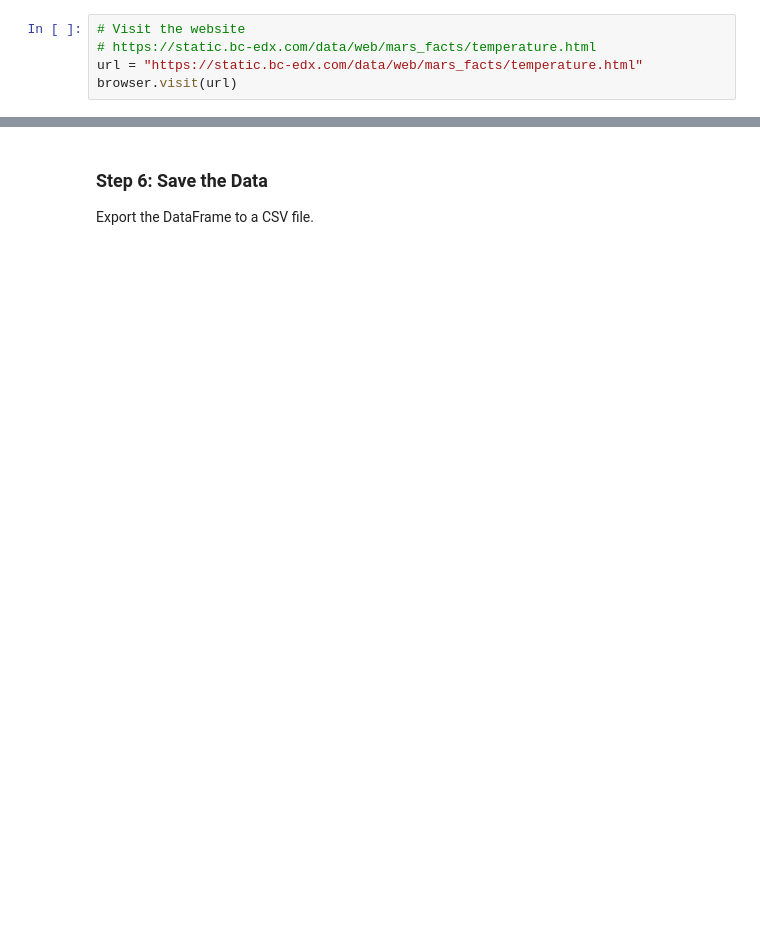
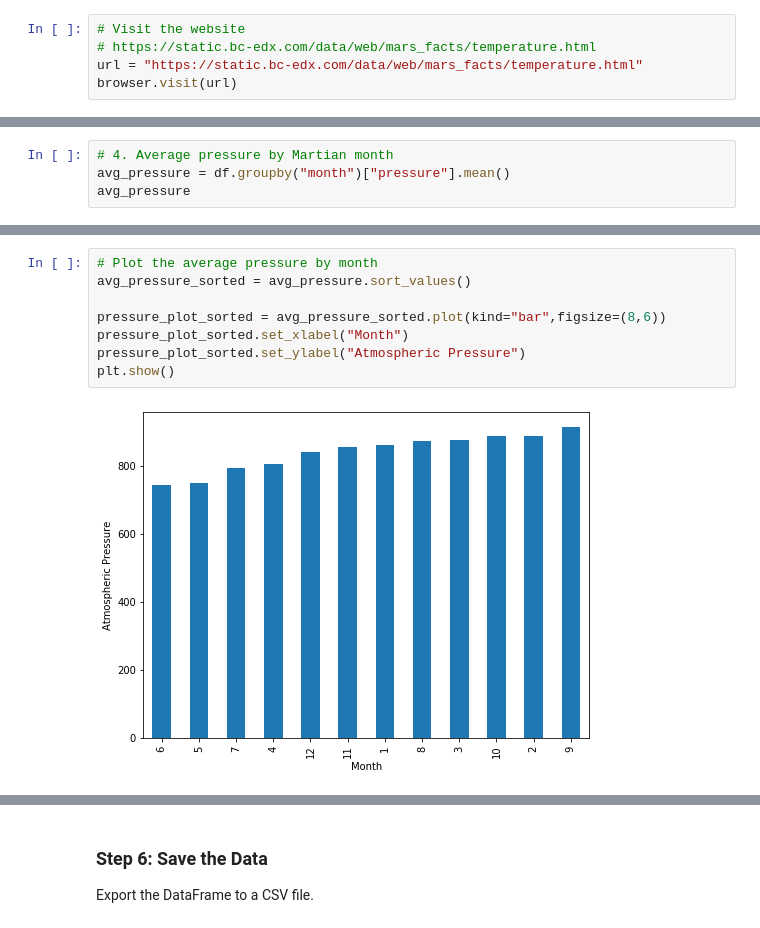
Before and after one commit to katiedjahan/Data-Collection-Challenge, a Jupyter notebook: Analysis/part_2_mars_weather.ipynb, the cells around one changed output, grey strips where cells are left out. Saved outputs shown, nothing was run; the diff lists cells and outputs as text; blank space fills up the shorter version.

```diff
--- a/Analysis/part_2_mars_weather.ipynb
+++ b/Analysis/part_2_mars_weather.ipynb
@@ -183,0 +154,4 @@ The distance from peak to peak is roughly 1425-750, or 675 days. A year on Mars
+# %%
+# 4. Average pressure by Martian month
+avg_pressure = df.groupby("month")["pressure"].mean()
+avg_pressure
@@ -183,0 +173,10 @@ The distance from peak to peak is roughly 1425-750, or 675 days. A year on Mars
+# %%
+# Plot the average pressure by month
+avg_pressure_sorted = avg_pressure.sort_values()
+
+pressure_plot_sorted = avg_pressure_sorted.plot(kind="bar",figsize=(8,6))
+pressure_plot_sorted.set_xlabel("Month")
+pressure_plot_sorted.set_ylabel("Atmospheric Pressure")
+plt.show()
+# %% [output]
+[figure, added]
```
Also changed, not shown: parts of 50 cells of this notebook, 1 other file.
